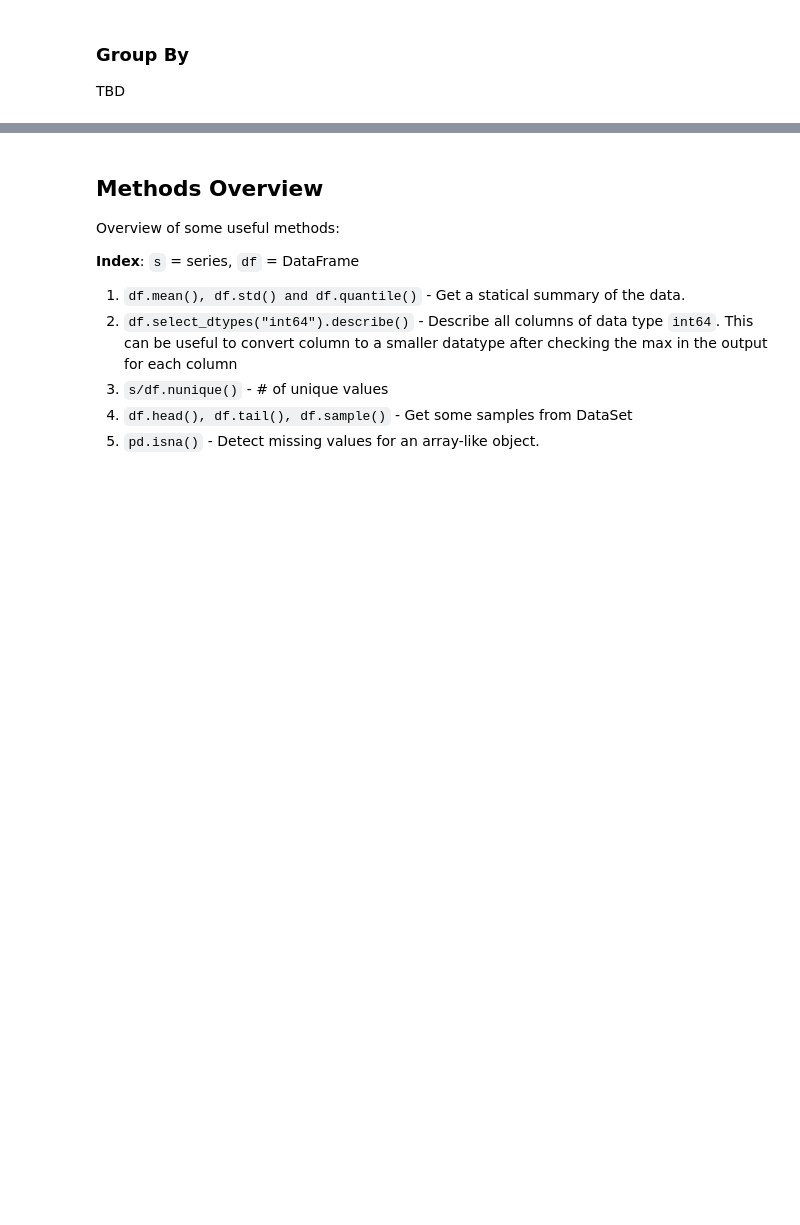
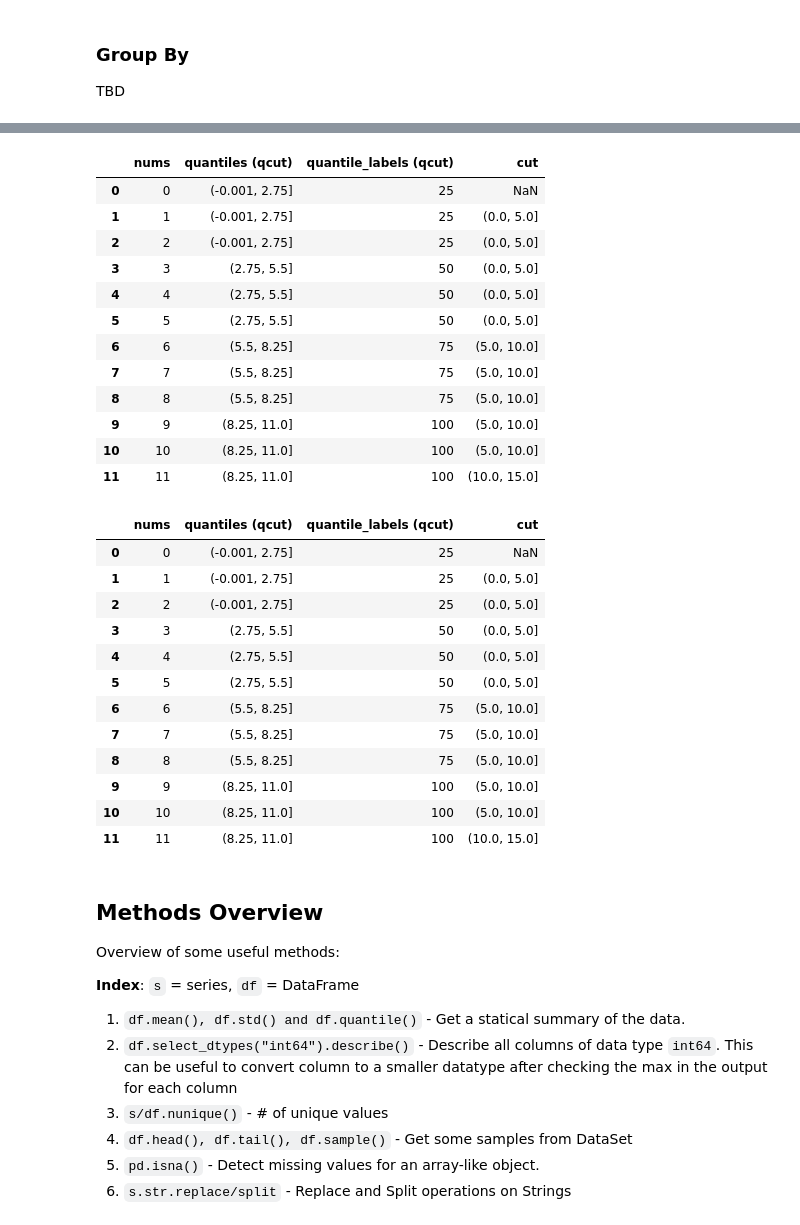
Before and after one commit to pkaran57/python-libs, a Jupyter notebook: pandas-lib/notebook/pandas.ipynb, the cells around one changed output, grey strips where cells are left out. Cells and saved outputs as stored; diff of their text form; code cells hidden in the pictures; blank space fills up the shorter version.

```diff
--- a/pandas-lib/notebook/pandas.ipynb
+++ b/pandas-lib/notebook/pandas.ipynb
@@ -996,0 +1026,17 @@ TBD
+# %%
+df = pd.DataFrame({'nums': np.arange(12)})
+display(df)
+
+# Because we asked for quantiles with q=4 the bins match the percentiles from the describe function.
+display(df.describe())
+
+#  create 4 equal sized groupings of the data
+display(pd.qcut(df['nums'], q=4))
+
+df['quantiles (qcut)'] = pd.qcut(df['nums'], q=4)
+
+# adding labels to the buckets
+df['quantile_labels (qcut)'] = pd.qcut(df['nums'], q=4, labels=['25', '50', '75', '100'])
+
+display(df['quantiles (qcut)'].value_counts())
+display(df)
@@ -997,3 +1102,35 @@ TBD
+# %%
+display(df)
+
+df['cut'] = pd.cut(df['nums'], bins=[0, 5, 10, 15])
+display(df)
+# %% [output]
+|  | nums | quantiles (qcut) | quantile_labels (qcut) | cut |
+| 0 | 0 | (-0.001, 2.75] | 25 | NaN |
+| 1 | 1 | (-0.001, 2.75] | 25 | (0.0, 5.0] |
+| 2 | 2 | (-0.001, 2.75] | 25 | (0.0, 5.0] |
+| 3 | 3 | (2.75, 5.5] | 50 | (0.0, 5.0] |
+| 4 | 4 | (2.75, 5.5] | 50 | (0.0, 5.0] |
+| 5 | 5 | (2.75, 5.5] | 50 | (0.0, 5.0] |
+| 6 | 6 | (5.5, 8.25] | 75 | (5.0, 10.0] |
+| 7 | 7 | (5.5, 8.25] | 75 | (5.0, 10.0] |
+| 8 | 8 | (5.5, 8.25] | 75 | (5.0, 10.0] |
+| 9 | 9 | (8.25, 11.0] | 100 | (5.0, 10.0] |
+| 10 | 10 | (8.25, 11.0] | 100 | (5.0, 10.0] |
+| 11 | 11 | (8.25, 11.0] | 100 | (10.0, 15.0] |
+|  | nums | quantiles (qcut) | quantile_labels (qcut) | cut |
+| 0 | 0 | (-0.001, 2.75] | 25 | NaN |
+| 1 | 1 | (-0.001, 2.75] | 25 | (0.0, 5.0] |
+| 2 | 2 | (-0.001, 2.75] | 25 | (0.0, 5.0] |
+| 3 | 3 | (2.75, 5.5] | 50 | (0.0, 5.0] |
+| 4 | 4 | (2.75, 5.5] | 50 | (0.0, 5.0] |
+| 5 | 5 | (2.75, 5.5] | 50 | (0.0, 5.0] |
+| 6 | 6 | (5.5, 8.25] | 75 | (5.0, 10.0] |
+| 7 | 7 | (5.5, 8.25] | 75 | (5.0, 10.0] |
+| 8 | 8 | (5.5, 8.25] | 75 | (5.0, 10.0] |
+| 9 | 9 | (8.25, 11.0] | 100 | (5.0, 10.0] |
+| 10 | 10 | (8.25, 11.0] | 100 | (5.0, 10.0] |
+| 11 | 11 | (8.25, 11.0] | 100 | (10.0, 15.0] |
 # %% [markdown]
 ## Methods Overview
 
@@ -1006,3 +1143,4 @@ __Index__: `s` = series, `df` = DataFrame
 3. `s/df.nunique()` - # of unique values
 4. `df.head(), df.tail(), df.sample()` - Get some samples from DataSet
 5. `pd.isna()` - Detect missing values for an array-like object.
+6. `s.str.replace/split` - Replace and Split operations on Strings
```
Also changed, not shown: parts of 7 cells of this notebook.
